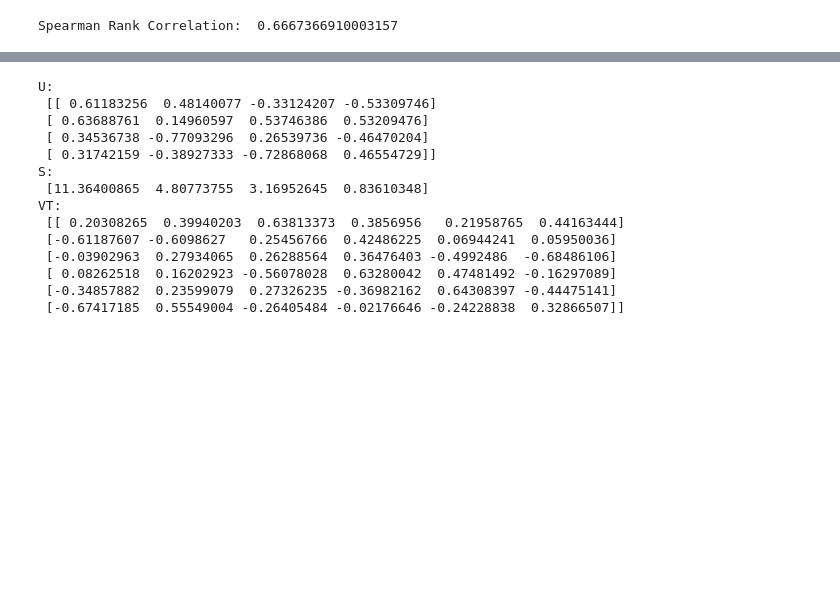
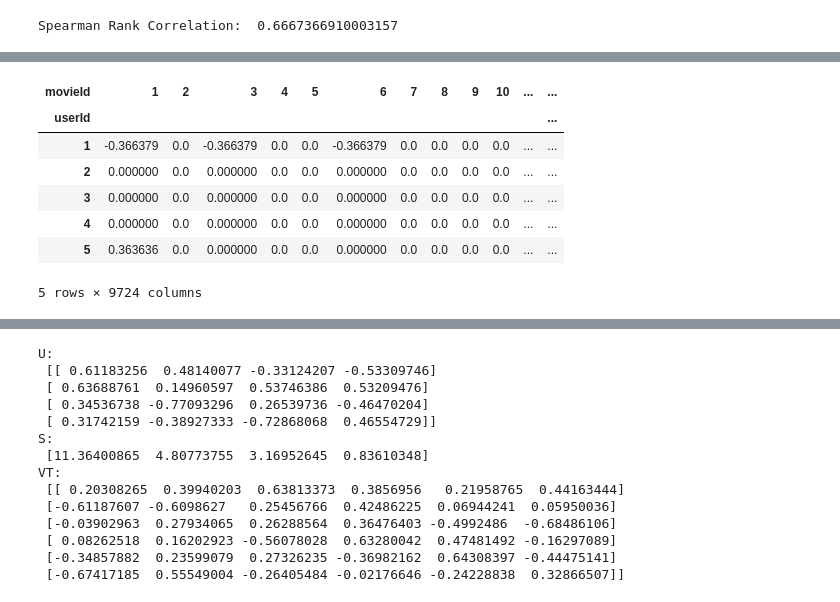
Before and after one commit to FlyingWhalesHQ/flying-whales-blog, a Jupyter notebook: _notebooks/37CollaborativeFiltering.ipynb, the cells around one changed output, grey strips where cells are left out. Cells and saved outputs as stored; diff of their text form; code cells hidden in the pictures; blank space fills up the shorter version.

```diff
--- a/_notebooks/37CollaborativeFiltering.ipynb
+++ b/_notebooks/37CollaborativeFiltering.ipynb
@@ -125,0 +126,14 @@ where U and V are orthogonal matrices, $$ \Sigma $$ being the diagonal matrix co
+# %%
+user_movie_matrix = ratings.pivot(index='userId', columns='movieId', values='rating')
+user_movie_matrix = user_movie_matrix.apply(lambda row: row - row.mean(), axis=1)
+user_movie_matrix.fillna(0, inplace=True)
+user_movie_matrix.head()
+# %% [output]
+| movieId | 1 | 2 | 3 | 4 | 5 | 6 | 7 | 8 | 9 | 10 | ... | ... |
+| userId |  |  |  |  |  |  |  |  |  |  |  | ... |
+| 1 | -0.366379 | 0.0 | -0.366379 | 0.0 | 0.0 | -0.366379 | 0.0 | 0.0 | 0.0 | 0.0 | ... | ... |
+| 2 | 0.000000 | 0.0 | 0.000000 | 0.0 | 0.0 | 0.000000 | 0.0 | 0.0 | 0.0 | 0.0 | ... | ... |
+| 3 | 0.000000 | 0.0 | 0.000000 | 0.0 | 0.0 | 0.000000 | 0.0 | 0.0 | 0.0 | 0.0 | ... | ... |
+| 4 | 0.000000 | 0.0 | 0.000000 | 0.0 | 0.0 | 0.000000 | 0.0 | 0.0 | 0.0 | 0.0 | ... | ... |
+| 5 | 0.363636 | 0.0 | 0.000000 | 0.0 | 0.0 | 0.000000 | 0.0 | 0.0 | 0.0 | 0.0 | ... | ... |
+5 rows × 9724 columns
```
Also changed, not shown: parts of 8 cells of this notebook, 8 other files.
